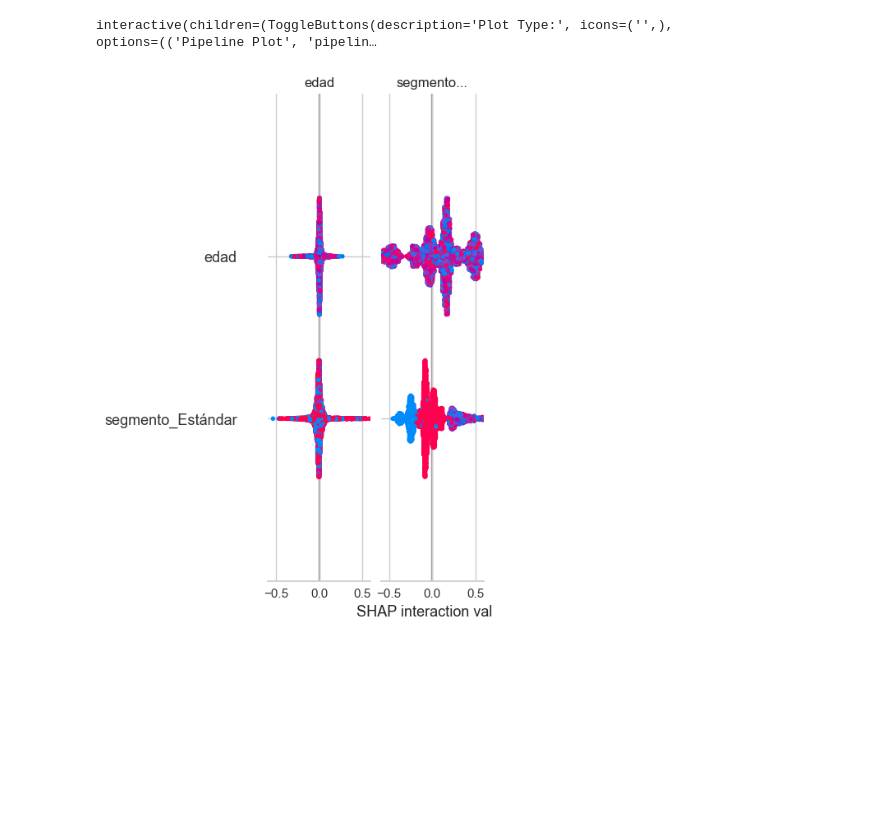
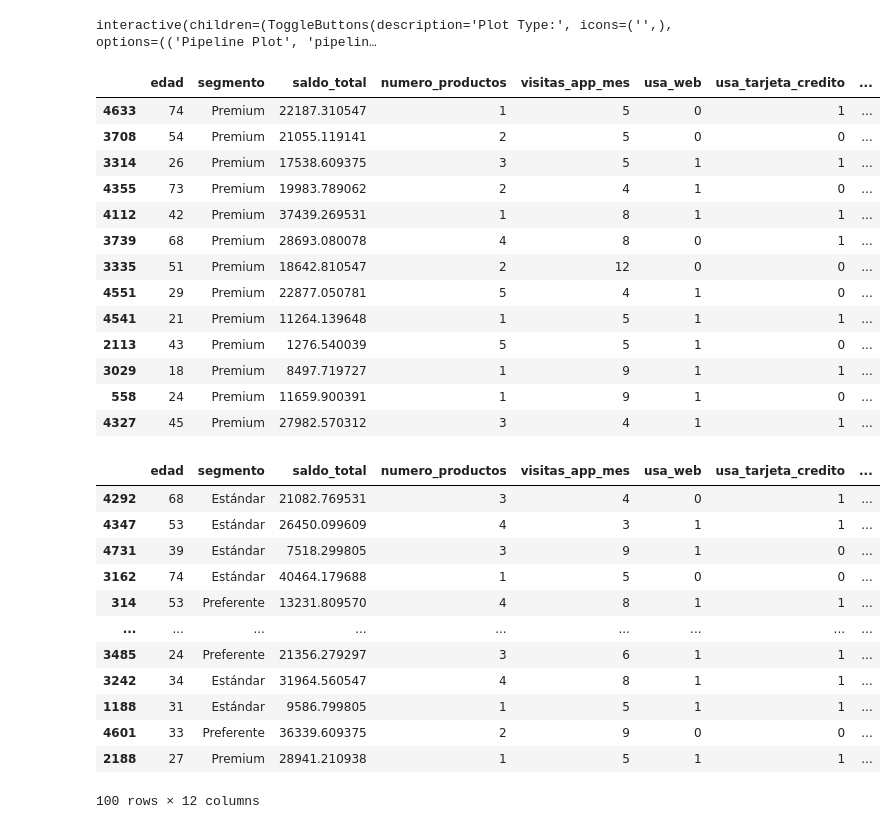
Before and after one commit to jessi02/DMC_MLE_G8, a Jupyter notebook: Taller2_MLE_Script.ipynb, the cells around one changed output. Cells and saved outputs as stored; diff of their text form; code cells hidden in the pictures; blank space fills up the shorter version.

```diff
--- a/Taller2_MLE_Script.ipynb
+++ b/Taller2_MLE_Script.ipynb
@@ -368,23 +360,38 @@ shap_values = explainer.shap_values(X_train_transformed)
-# %%
-# Detectar si shap_values es una lista (por clase) o una matriz única
-if isinstance(shap_values, list):
-    # Modelo binario: usar la matriz de la clase positiva
-    shap_matrix = shap_values[1]
-else:
-    # Modelo binario con una sola matriz
-    shap_matrix = shap_values
-
-# Ajustar si hay columna extra (offset)
-if shap_matrix.shape[1] == X_train_transformed.shape[1] + 1:
-    shap_values_fixed = shap_matrix[:, :-1]
-else:
-    shap_values_fixed = shap_matrix
-
-# Alinear filas si hay desajuste
-min_rows = min(shap_values_fixed.shape[0], X_train_transformed.shape[0])
-#fig, ax = plt.subplots(figsize=(10, 6))  # por ejemplo, 10 × 6 pulgadas
-shap.summary_plot(shap_values_fixed[:min_rows], X_train_transformed.iloc[:min_rows],show=False)
-#plt.tight_layout()
-#plt.show()
-# %% [output]
-[figure, removed]
+# %%
+X_test = get_config('X_test')
+y_test = get_config('y_test')
+X_test_transformed = get_config('X_test_transformed')
+# %%
+X_test.loc[y_test[y_test == 1].index][X_test["segmento"] == "Premium"]
+# %% [output]
+|  | edad | segmento | saldo_total | numero_productos | visitas_app_mes | usa_web | usa_tarjeta_credito | ... |
+| 4633 | 74 | Premium | 22187.310547 | 1 | 5 | 0 | 1 | ... |
+| 3708 | 54 | Premium | 21055.119141 | 2 | 5 | 0 | 0 | ... |
+| 3314 | 26 | Premium | 17538.609375 | 3 | 5 | 1 | 1 | ... |
+| 4355 | 73 | Premium | 19983.789062 | 2 | 4 | 1 | 0 | ... |
+| 4112 | 42 | Premium | 37439.269531 | 1 | 8 | 1 | 1 | ... |
+| 3739 | 68 | Premium | 28693.080078 | 4 | 8 | 0 | 1 | ... |
+| 3335 | 51 | Premium | 18642.810547 | 2 | 12 | 0 | 0 | ... |
+| 4551 | 29 | Premium | 22877.050781 | 5 | 4 | 1 | 0 | ... |
+| 4541 | 21 | Premium | 11264.139648 | 1 | 5 | 1 | 1 | ... |
+| 2113 | 43 | Premium | 1276.540039 | 5 | 5 | 1 | 0 | ... |
+| 3029 | 18 | Premium | 8497.719727 | 1 | 9 | 1 | 1 | ... |
+| 558 | 24 | Premium | 11659.900391 | 1 | 9 | 1 | 0 | ... |
+| 4327 | 45 | Premium | 27982.570312 | 3 | 4 | 1 | 1 | ... |
+# %%
+X_train = get_config('X_train')
+X_train.head(100)
+# %% [output]
+|  | edad | segmento | saldo_total | numero_productos | visitas_app_mes | usa_web | usa_tarjeta_credito | ... |
+| 4292 | 68 | Estándar | 21082.769531 | 3 | 4 | 0 | 1 | ... |
+| 4347 | 53 | Estándar | 26450.099609 | 4 | 3 | 1 | 1 | ... |
+| 4731 | 39 | Estándar | 7518.299805 | 3 | 9 | 1 | 0 | ... |
+| 3162 | 74 | Estándar | 40464.179688 | 1 | 5 | 0 | 0 | ... |
+| 314 | 53 | Preferente | 13231.809570 | 4 | 8 | 1 | 1 | ... |
+| ... | ... | ... | ... | ... | ... | ... | ... | ... |
+| 3485 | 24 | Preferente | 21356.279297 | 3 | 6 | 1 | 1 | ... |
+| 3242 | 34 | Estándar | 31964.560547 | 4 | 8 | 1 | 1 | ... |
+| 1188 | 31 | Estándar | 9586.799805 | 1 | 5 | 1 | 1 | ... |
+| 4601 | 33 | Preferente | 36339.609375 | 2 | 9 | 0 | 0 | ... |
+| 2188 | 27 | Premium | 28941.210938 | 1 | 5 | 1 | 1 | ... |
+100 rows × 12 columns
```
Also changed, not shown: parts of 13 cells of this notebook.
